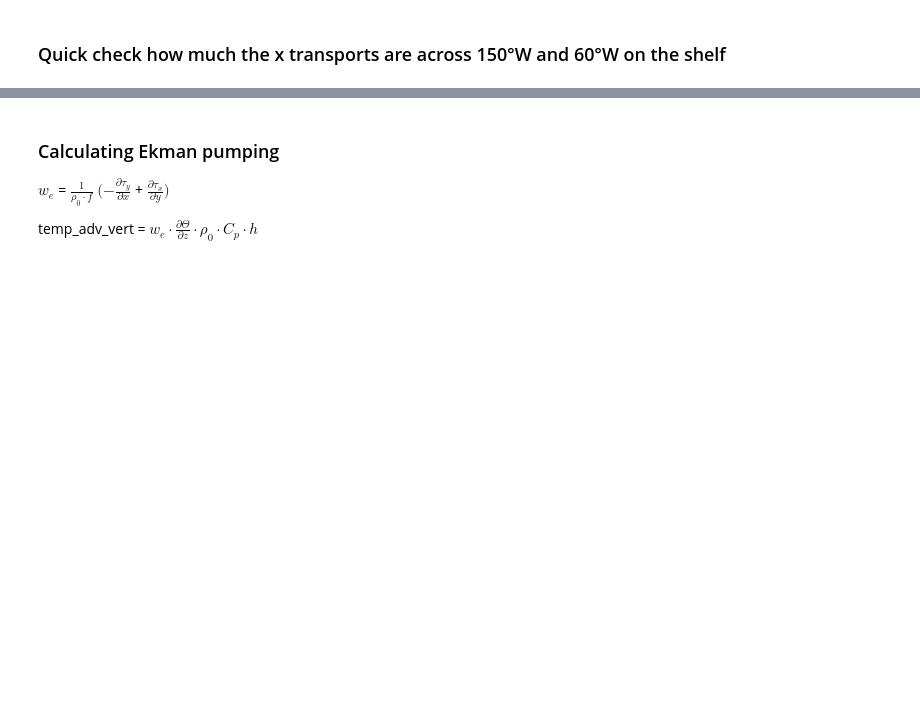
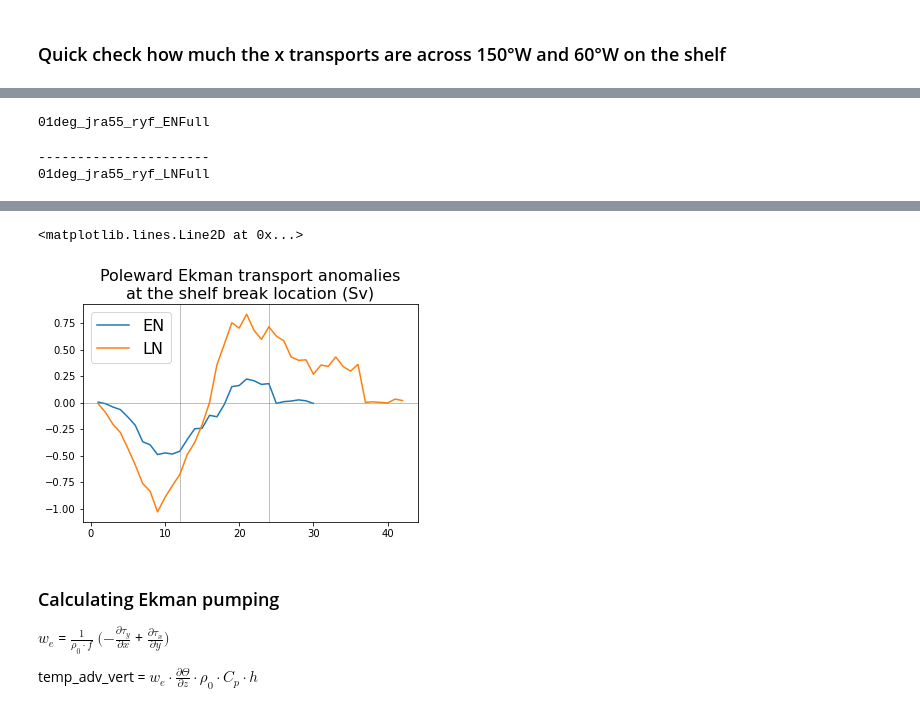
Before and after one commit to mauricehuguenin/ENSO-Antarctica_scripts, a Jupyter notebook: time_series_N34_and_simulated_N34_along_with_temps.ipynb, the cells around one changed output, grey strips where cells are left out. Saved outputs shown, nothing was run; the diff lists cells and outputs as text; code cells hidden in the pictures; blank space fills up the shorter version.

```diff
--- a/time_series_N34_and_simulated_N34_along_with_temps.ipynb
+++ b/time_series_N34_and_simulated_N34_along_with_temps.ipynb
@@ -522,0 +559,32 @@ Text(0.5, 1.0, '$v_{Ekman}$ La Niña (Sv / °lon)')
+# %%
+%%time
+for f in [1,2]: # loop through both El Niño and La Niña simulations
+    print(exp[f])
+    if f == 1:
+        tau_x = tau_x_EN_anom
+        tau_y = tau_y_EN_anom
+    if f == 2:
+        tau_x = tau_x_LN_anom
+        tau_y = tau_y_LN_anom
+    # --------------------------------------------------------------------------------------------------------------------------------------------------------- #
+    u_E = ( (1 / (rho_0 * coriolis)) * tau_y * dyu).rename({'yu_ocean': 'y_ocean', 'xu_ocean': 'x_ocean'})                                                #
+    v_E = (-(1 / (rho_0 * coriolis)) * tau_x * dxu).rename({'yu_ocean': 'y_ocean', 'xu_ocean': 'x_ocean'})                                                #
+    # --------------------------------------------------------------------------------------------------------------------------------------------------------- #
+    # multiply Ekman velocities with shelf mask, convert to units of Sv, multiply with -1 to define poleward (southward) transport as positive instead of       #
+    # northward transport as positive, take the sum over the contour (one grid cell in y-direction) & take the sum over the West Antarctic (150°W-60°W) region  #
+    poleward_Ekman = ((u_E * mask_x_transport_ucells + v_E * mask_y_transport_ucells) / 1e6 * -1)[:,sel_lon[0]:sel_lon[1],:].sum(['y_ocean', 'x_ocean']).load() #
+    # --------------------------------------------------------------------------------------------------------------------------------------------------------- #
+    if f == 1: poleward_Ekman_EN = poleward_Ekman
+    if f == 2: poleward_Ekman_LN = poleward_Ekman
+    print('----------------------')
+
+
+time_EN = np.linspace(1,30,30)
+time_LN = np.linspace(1,42,42)
+plt.plot(time_EN, poleward_Ekman_EN, label='EN'); plt.axvline(12, linewidth=.5, c='grey'); plt.plot(time_LN, poleward_Ekman_LN, label='LN'); plt.axvline(24, linewidth=.5, c='grey')
+plt.title('Poleward Ekman transport anomalies\nat the shelf break location (Sv)', fontsize='16'); plt.legend(fontsize=16); plt.axhline(0, linewidth=.5, c='grey')
+# Wall time: 18.5 s
+# %% [output]
+01deg_jra55_ryf_ENFull
+----------------------
+01deg_jra55_ryf_LNFull
@@ -523,3 +594,5 @@ Text(0.5, 1.0, '$v_{Ekman}$ La Niña (Sv / °lon)')
+<matplotlib.lines.Line2D at 0x...>
+[figure, added]
 # %% [markdown]
 ### Calculating Ekman pumping
 $w_{e}$ = $\frac{1}{\rho_0 \cdot f}$ $(-\frac{\partial \tau_y}{\partial x}$ + $\frac{\partial \tau_x}{\partial y})$
```
Also changed, not shown: parts of 33 cells of this notebook.
